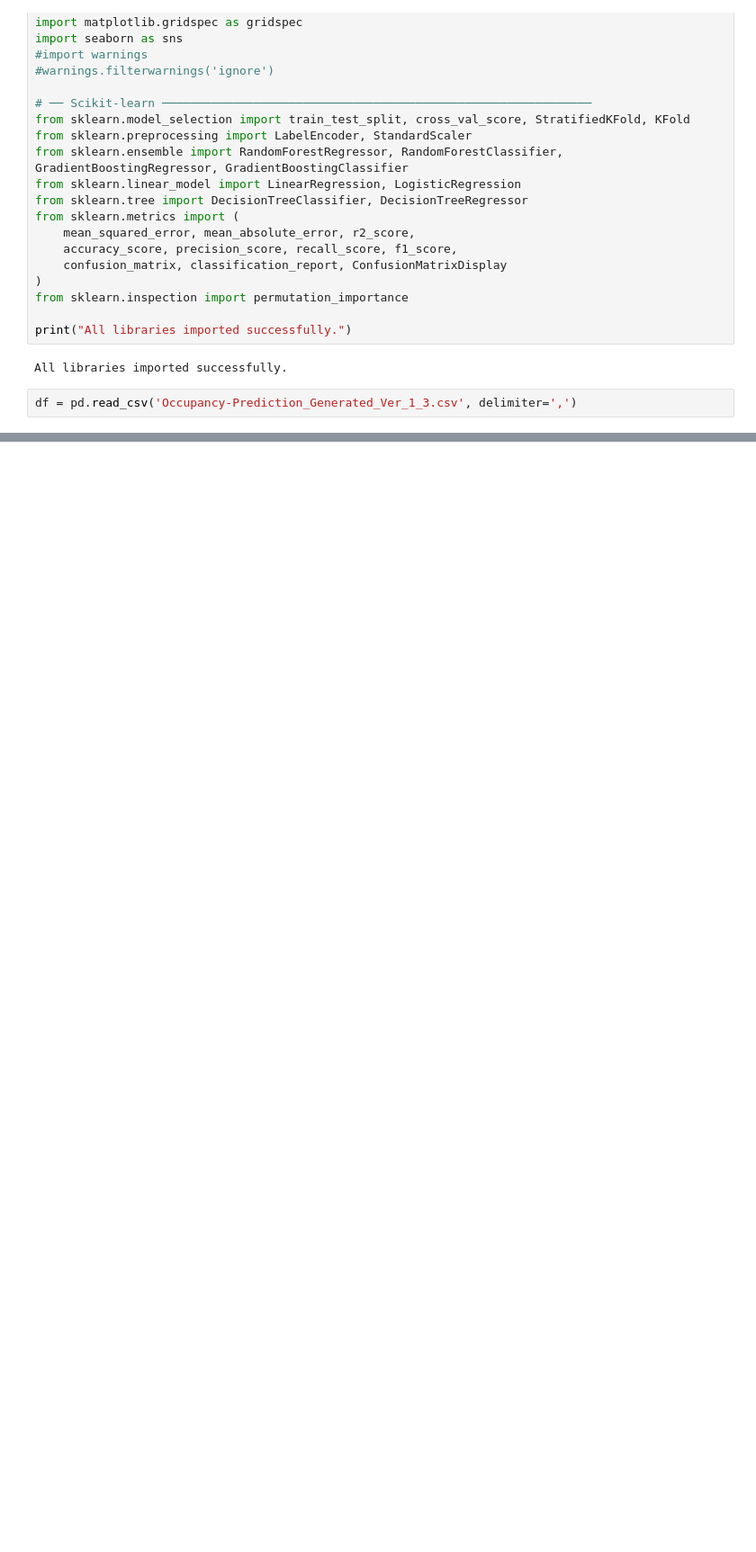
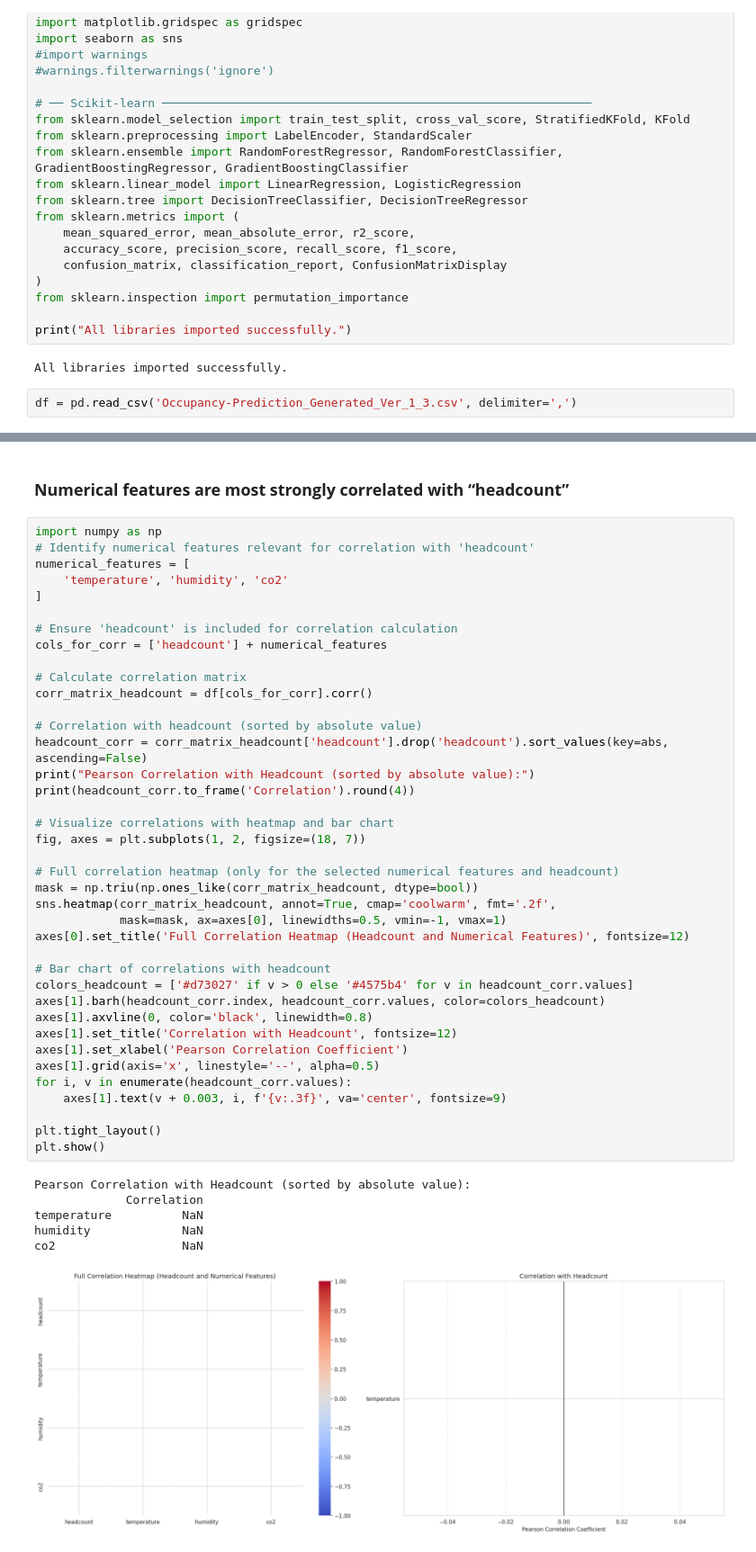
Before and after one commit to MIL-Project2/DR-DT, a Jupyter notebook: Occupancy_Prediction_Ver1_3.ipynb, the cells around one changed output, grey strips where cells are left out. Shown at 90% size. Saved outputs shown, nothing was run; the diff lists cells and outputs as text; blank space fills up the shorter version.

```diff
--- a/Occupancy_Prediction_Ver1_3.ipynb
+++ b/Occupancy_Prediction_Ver1_3.ipynb
@@ -61,0 +151,48 @@ df = pd.read_csv('Occupancy-Prediction_Generated_Ver_1_3.csv', delimiter=',')
+# %% [markdown]
+### **Numerical features are most strongly correlated with “headcount”**
+# %%
+import numpy as np
+# Identify numerical features relevant for correlation with 'headcount'
+numerical_features = [
+    'temperature', 'humidity', 'co2'
+]
+
+# Ensure 'headcount' is included for correlation calculation
+cols_for_corr = ['headcount'] + numerical_features
+
+# Calculate correlation matrix
+corr_matrix_headcount = df[cols_for_corr].corr()
+
+# Correlation with headcount (sorted by absolute value)
+headcount_corr = corr_matrix_headcount['headcount'].drop('headcount').sort_values(key=abs, ascending=False)
+print("Pearson Correlation with Headcount (sorted by absolute value):")
+print(headcount_corr.to_frame('Correlation').round(4))
+
+# Visualize correlations with heatmap and bar chart
+fig, axes = plt.subplots(1, 2, figsize=(18, 7))
+
+# Full correlation heatmap (only for the selected numerical features and headcount)
+mask = np.triu(np.ones_like(corr_matrix_headcount, dtype=bool))
+sns.heatmap(corr_matrix_headcount, annot=True, cmap='coolwarm', fmt='.2f',
+            mask=mask, ax=axes[0], linewidths=0.5, vmin=-1, vmax=1)
+axes[0].set_title('Full Correlation Heatmap (Headcount and Numerical Features)', fontsize=12)
+
+# Bar chart of correlations with headcount
+colors_headcount = ['#d73027' if v > 0 else '#4575b4' for v in headcount_corr.values]
+axes[1].barh(headcount_corr.index, headcount_corr.values, color=colors_headcount)
+axes[1].axvline(0, color='black', linewidth=0.8)
+axes[1].set_title('Correlation with Headcount', fontsize=12)
+axes[1].set_xlabel('Pearson Correlation Coefficient')
+axes[1].grid(axis='x', linestyle='--', alpha=0.5)
+for i, v in enumerate(headcount_corr.values):
+    axes[1].text(v + 0.003, i, f'{v:.3f}', va='center', fontsize=9)
+
+plt.tight_layout()
+plt.show()
+# %% [output]
+Pearson Correlation with Headcount (sorted by absolute value):
+             Correlation
+temperature          NaN
+humidity             NaN
+co2                  NaN
+[figure, added]
```
Also changed, not shown: parts of 48 cells of this notebook.
